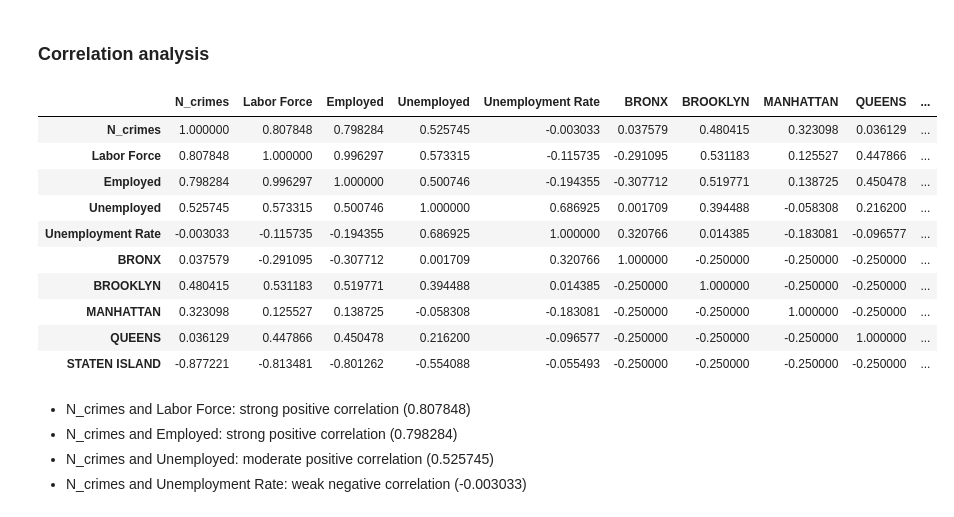
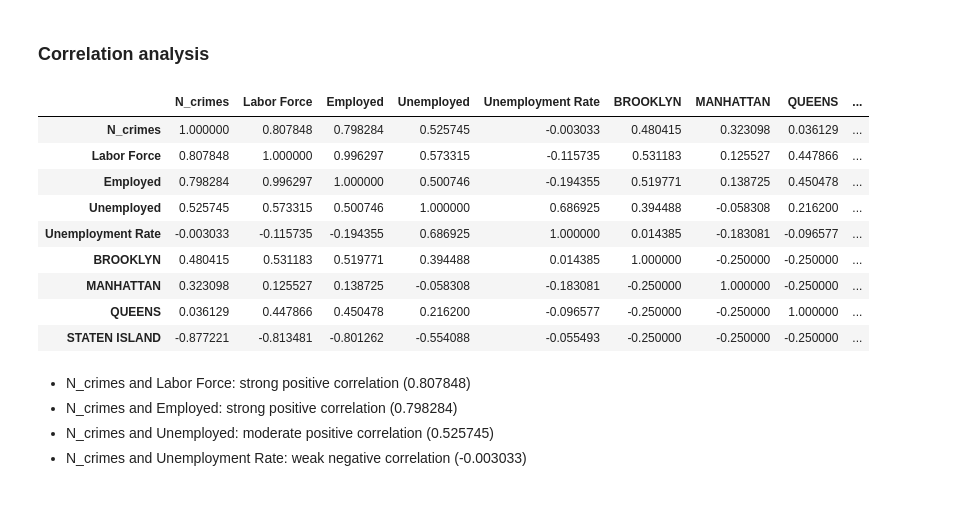
Before and after one commit to Yuntian-Wu/CUSP-7013, a Jupyter notebook: Regression.ipynb, the cells around one changed output. Saved outputs shown, nothing was run; the diff lists cells and outputs as text; code cells hidden in the pictures.

```diff
--- a/Regression.ipynb
+++ b/Regression.ipynb
@@ -48,9 +48,9 @@ Combined_data.head()
 ### Dummy variables representing categorical variables
 # %%
 # Create dummy variables for the 'BORO_NM' column
-boro_dummies = pd.get_dummies(Combined_data['BORO_NM'], drop_first=False)
+boro_dummies = pd.get_dummies(Combined_data['BORO_NM'], drop_first=True)
 
 # Concatenate the dummy variables with the original DataFrame
-Combined_data = pd.concat([Combined_data, boro_dummies], axis=1)
-Combined_data.head()
+Combined_data_dummies = pd.concat([Combined_data, boro_dummies], axis=1)
+Combined_data_dummies.head()
 # %% [output]
@@ -68,20 +73,19 @@ Explanation:
 # %% [markdown]
 ### Correlation analysis
 # %%
-correlation_matrix = Combined_data.corr()
+correlation_matrix = Combined_data_dummies.corr()
 correlation_matrix
 # %% [output]
-|  | N_crimes | Labor Force | Employed | Unemployed | Unemployment Rate | BRONX | BROOKLYN | MANHATTAN | QUEENS | ... |
-| N_crimes | 1.000000 | 0.807848 | 0.798284 | 0.525745 | -0.003033 | 0.037579 | 0.480415 | 0.323098 | 0.036129 | ... |
-| Labor Force | 0.807848 | 1.000000 | 0.996297 | 0.573315 | -0.115735 | -0.291095 | 0.531183 | 0.125527 | 0.447866 | ... |
-| Employed | 0.798284 | 0.996297 | 1.000000 | 0.500746 | -0.194355 | -0.307712 | 0.519771 | 0.138725 | 0.450478 | ... |
-| Unemployed | 0.525745 | 0.573315 | 0.500746 | 1.000000 | 0.686925 | 0.001709 | 0.394488 | -0.058308 | 0.216200 | ... |
-| Unemployment Rate | -0.003033 | -0.115735 | -0.194355 | 0.686925 | 1.000000 | 0.320766 | 0.014385 | -0.183081 | -0.096577 | ... |
-| BRONX | 0.037579 | -0.291095 | -0.307712 | 0.001709 | 0.320766 | 1.000000 | -0.250000 | -0.250000 | -0.250000 | ... |
-| BROOKLYN | 0.480415 | 0.531183 | 0.519771 | 0.394488 | 0.014385 | -0.250000 | 1.000000 | -0.250000 | -0.250000 | ... |
-| MANHATTAN | 0.323098 | 0.125527 | 0.138725 | -0.058308 | -0.183081 | -0.250000 | -0.250000 | 1.000000 | -0.250000 | ... |
-| QUEENS | 0.036129 | 0.447866 | 0.450478 | 0.216200 | -0.096577 | -0.250000 | -0.250000 | -0.250000 | 1.000000 | ... |
-| STATEN ISLAND | -0.877221 | -0.813481 | -0.801262 | -0.554088 | -0.055493 | -0.250000 | -0.250000 | -0.250000 | -0.250000 | ... |
+|  | N_crimes | Labor Force | Employed | Unemployed | Unemployment Rate | BROOKLYN | MANHATTAN | QUEENS | ... |
+| N_crimes | 1.000000 | 0.807848 | 0.798284 | 0.525745 | -0.003033 | 0.480415 | 0.323098 | 0.036129 | ... |
+| Labor Force | 0.807848 | 1.000000 | 0.996297 | 0.573315 | -0.115735 | 0.531183 | 0.125527 | 0.447866 | ... |
+| Employed | 0.798284 | 0.996297 | 1.000000 | 0.500746 | -0.194355 | 0.519771 | 0.138725 | 0.450478 | ... |
+| Unemployed | 0.525745 | 0.573315 | 0.500746 | 1.000000 | 0.686925 | 0.394488 | -0.058308 | 0.216200 | ... |
+| Unemployment Rate | -0.003033 | -0.115735 | -0.194355 | 0.686925 | 1.000000 | 0.014385 | -0.183081 | -0.096577 | ... |
+| BROOKLYN | 0.480415 | 0.531183 | 0.519771 | 0.394488 | 0.014385 | 1.000000 | -0.250000 | -0.250000 | ... |
+| MANHATTAN | 0.323098 | 0.125527 | 0.138725 | -0.058308 | -0.183081 | -0.250000 | 1.000000 | -0.250000 | ... |
+| QUEENS | 0.036129 | 0.447866 | 0.450478 | 0.216200 | -0.096577 | -0.250000 | -0.250000 | 1.000000 | ... |
+| STATEN ISLAND | -0.877221 | -0.813481 | -0.801262 | -0.554088 | -0.055493 | -0.250000 | -0.250000 | -0.250000 | ... |
 # %% [markdown]
 - N_crimes and Labor Force: strong positive correlation (0.807848)
 - N_crimes and Employed: strong positive correlation (0.798284)
```
Also changed, not shown: parts of 36 cells of this notebook.
